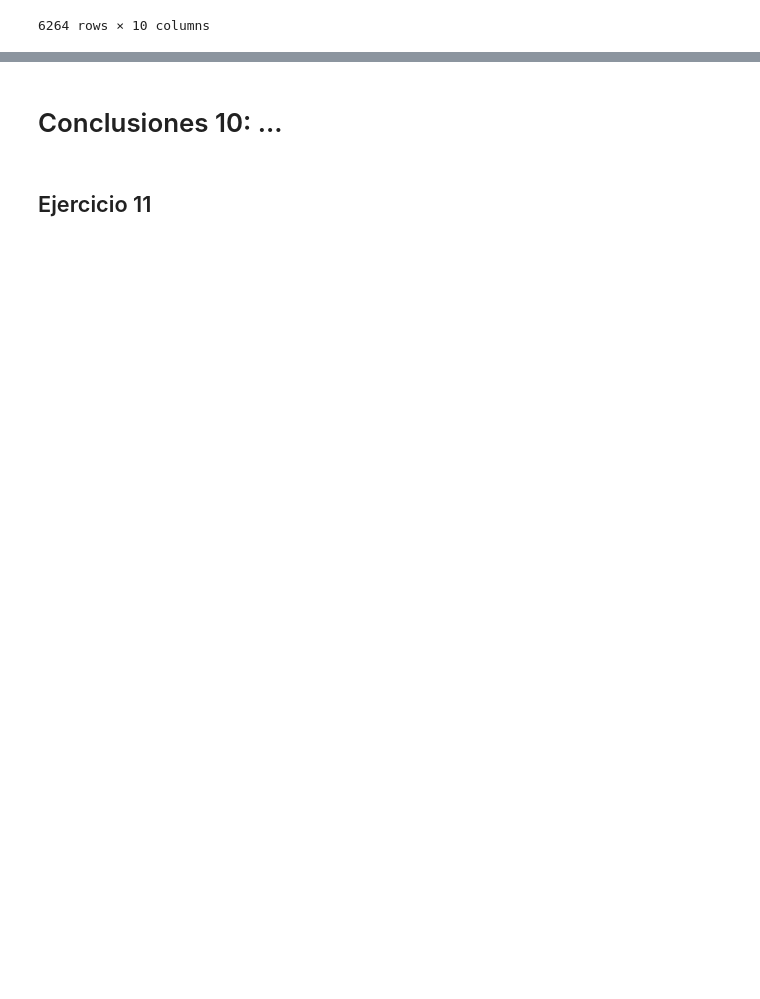
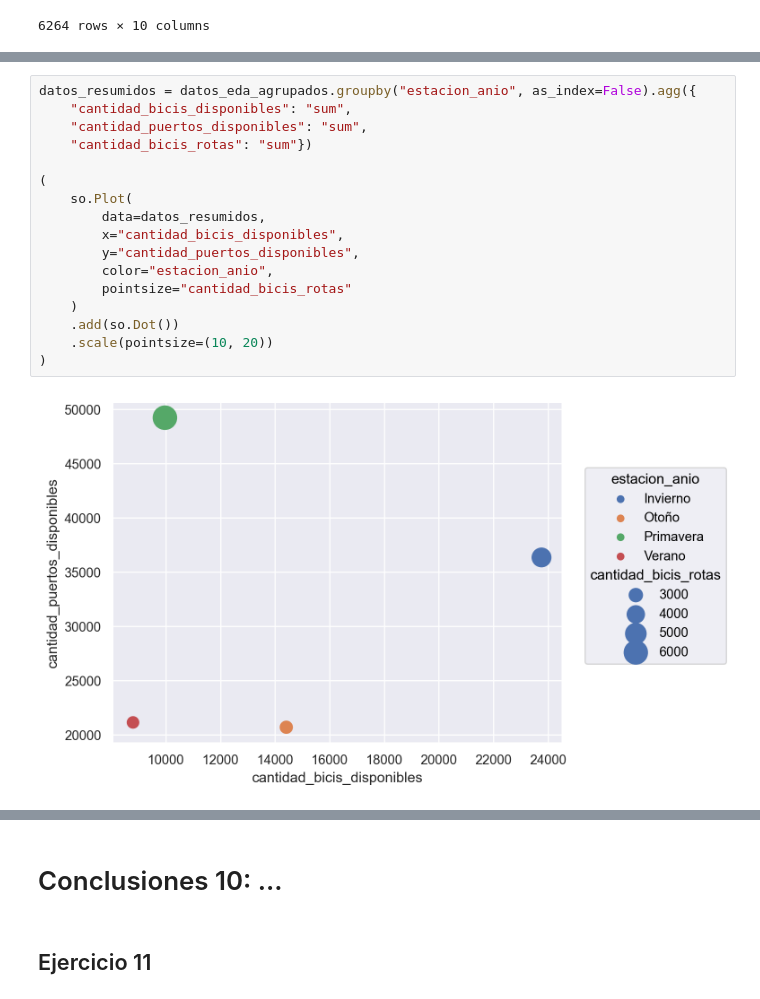
Before and after one commit to leonelifernandez12/labo_datos, a Jupyter notebook: tp1.ipynb, the cells around one changed output, grey strips where cells are left out. Cells and saved outputs as stored; diff of their text form; blank space fills up the shorter version.

```diff
--- a/tp1.ipynb
+++ b/tp1.ipynb
@@ -472,0 +531,19 @@ datos_resumidos = datos_eda_agrupados.groupby("estacion_anio", as_index=False).a
+# %%
+datos_resumidos = datos_eda_agrupados.groupby("estacion_anio", as_index=False).agg({
+    "cantidad_bicis_disponibles": "sum",
+    "cantidad_puertos_disponibles": "sum",
+    "cantidad_bicis_rotas": "sum"})
+
+(
+    so.Plot(
+        data=datos_resumidos,
+        x="cantidad_bicis_disponibles",
+        y="cantidad_puertos_disponibles",
+        color="estacion_anio",
+        pointsize="cantidad_bicis_rotas"
+    )
+    .add(so.Dot())
+    .scale(pointsize=(10, 20))
+)
+# %% [output]
+[figure, added]
```
Also changed, not shown: parts of 17 cells of this notebook, 1 other file.
